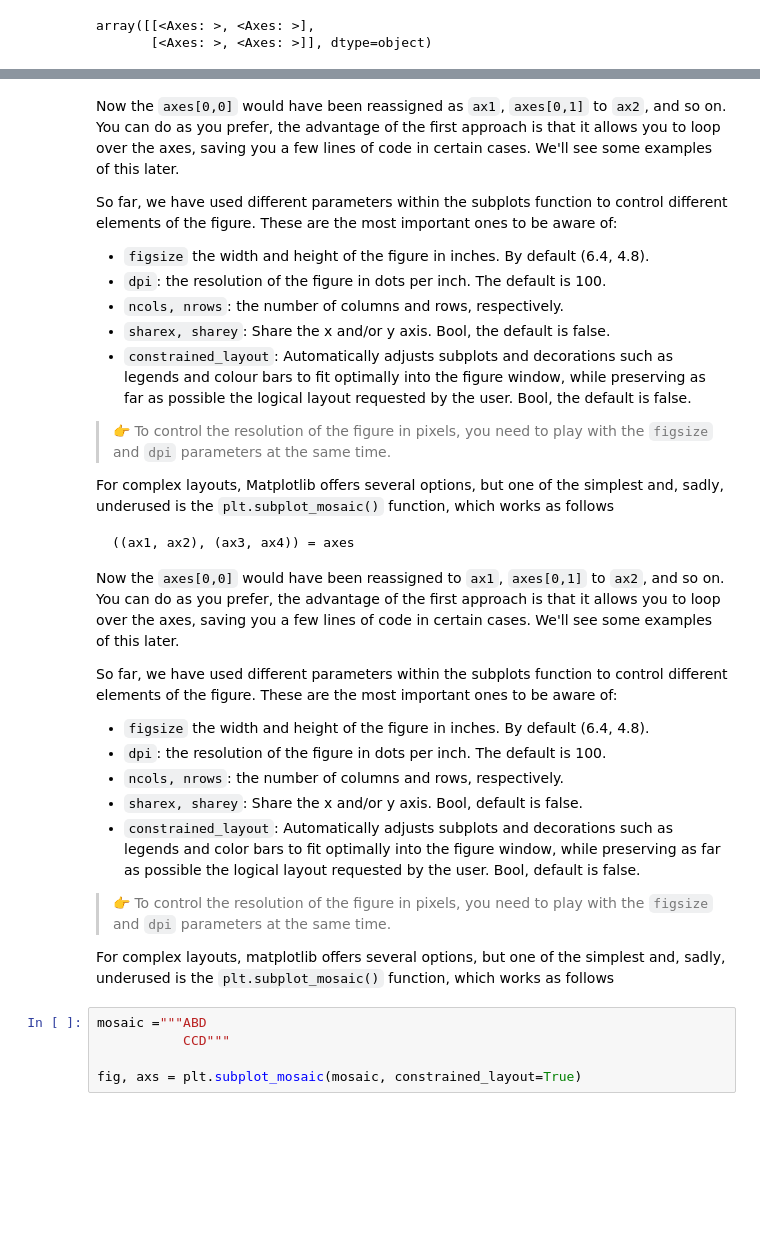
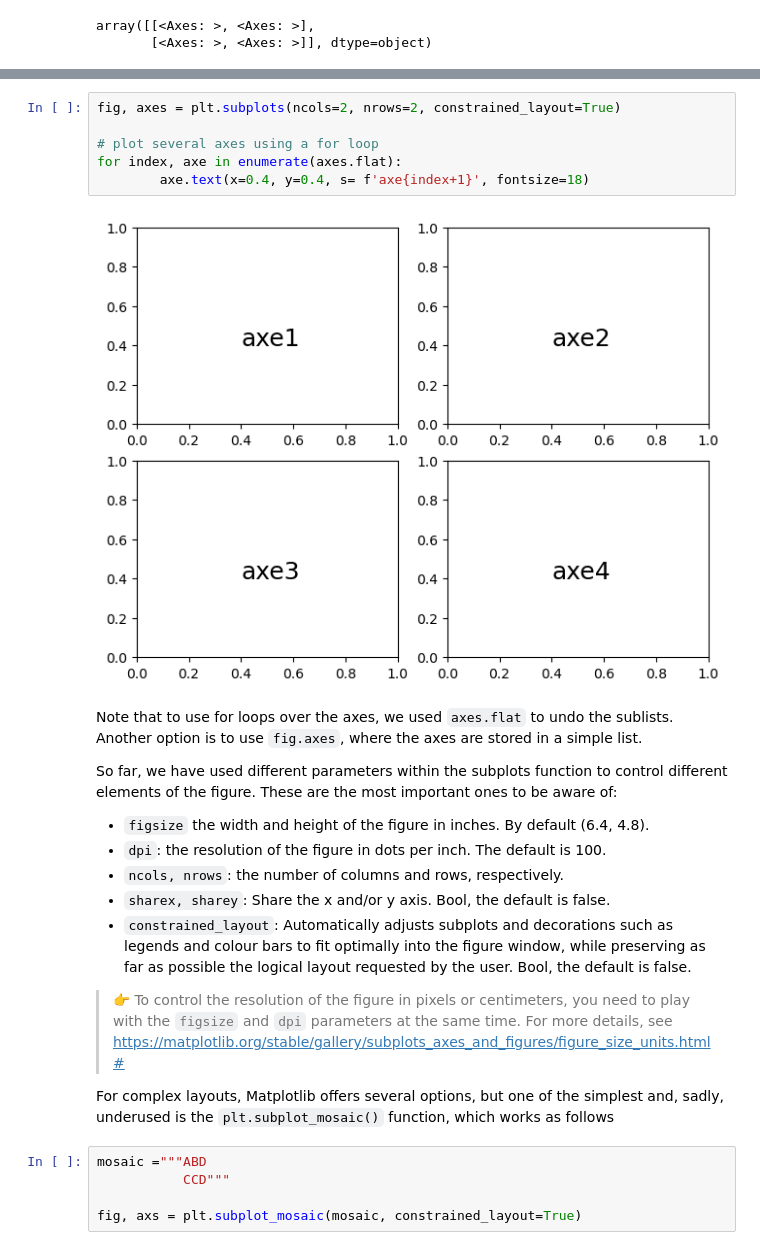
Before and after one commit to marcoalopez/Python_course, a Jupyter notebook: notebooks/Matplotlib_walkthrough.ipynb, the cells around one changed output, grey strips where cells are left out. Saved outputs shown, nothing was run; the diff lists cells and outputs as text; blank space fills up the shorter version.

`````diff
--- a/notebooks/Matplotlib_walkthrough.ipynb
+++ b/notebooks/Matplotlib_walkthrough.ipynb
@@ -147,5 +155,13 @@ array([[<Axes: >, <Axes: >],
+# %%
+fig, axes = plt.subplots(ncols=2, nrows=2, constrained_layout=True)
+
+# plot several axes using a for loop
+for index, axe in enumerate(axes.flat):
+        axe.text(x=0.4, y=0.4, s= f'axe{index+1}', fontsize=18)
+# %% [output]
+[figure, added]
 # %% [markdown]
-Now the ``axes[0,0]`` would have been reassigned as ``ax1``, ``axes[0,1]`` to ``ax2``, and so on. You can do as you prefer, the advantage of the first approach is that it allows you to loop over the axes, saving you a few lines of code in certain cases. We'll see some examples of this later.
+Note that to use for loops over the axes, we used ``axes.flat`` to undo the sublists. Another option is to use ``fig.axes``, where the axes are stored in a simple list.
 
 So far, we have used different parameters within the subplots function to control different elements of the figure. These are the most important ones to be aware of:
 
@@ -155,27 +171,10 @@ So far, we have used different parameters within the subplots function to contro
  - ``sharex, sharey``: Share the x and/or y axis. Bool, the default is false.
  - ``constrained_layout``: Automatically adjusts subplots and decorations such as legends and colour bars to fit optimally into the figure window, while preserving as far as possible the logical layout requested by the user. Bool, the default is false.
 
- > 👉 To control the resolution of the figure in pixels, you need to play with the ``figsize`` and ``dpi`` parameters at the same time.
+ > 👉 To control the resolution of the figure in pixels or centimeters, you need to play with the ``figsize`` and ``dpi`` parameters at the same time. For more details, see
+ https://matplotlib.org/stable/gallery/subplots_axes_and_figures/figure_size_units.html#
 
 For complex layouts, Matplotlib offers several options, but one of the simplest and, sadly, underused is the ``plt.subplot_mosaic()`` function, which works as follows
-
-```python
-((ax1, ax2), (ax3, ax4)) = axes
-````
-
-Now the ``axes[0,0]`` would have been reassigned to ``ax1``, ``axes[0,1]`` to ``ax2``, and so on. You can do as you prefer, the advantage of the first approach is that it allows you to loop over the axes, saving you a few lines of code in certain cases. We'll see some examples of this later.
-
-So far, we have used different parameters within the subplots function to control different elements of the figure. These are the most important ones to be aware of:
-
- - ``figsize`` the width and height of the figure in inches. By default (6.4, 4.8).
- - ``dpi``: the resolution of the figure in dots per inch. The default is 100.
- - ``ncols, nrows``: the number of columns and rows, respectively.
- - ``sharex, sharey``: Share the x and/or y axis. Bool, default is false.
- - ``constrained_layout``: Automatically adjusts subplots and decorations such as legends and color bars to fit optimally into the figure window, while preserving as far as possible the logical layout requested by the user. Bool, default is false.
-
- > 👉 To control the resolution of the figure in pixels, you need to play with the ``figsize`` and ``dpi`` parameters at the same time.
-
-For complex layouts, matplotlib offers several options, but one of the simplest and, sadly, underused is the ``plt.subplot_mosaic()`` function, which works as follows
 # %%
 mosaic ="""ABD
            CCD"""
`````
Also changed, not shown: parts of 6 cells of this notebook.
